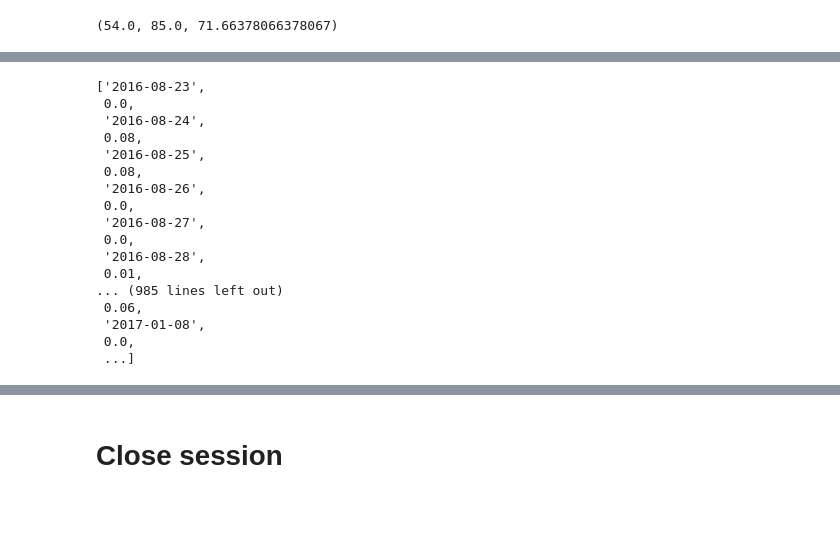
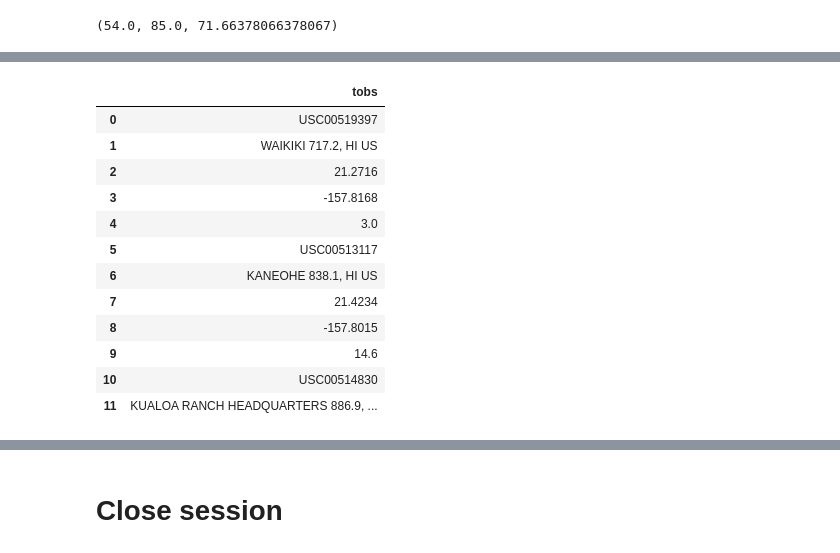
Before and after one commit to Andrewsr220a/Climate-Analysis, a Jupyter notebook: Resources/climate_analysis.ipynb, the cells around one changed output, grey strips where cells are left out. Cells and saved outputs as stored; diff of their text form; code cells hidden in the pictures; blank space fills up the shorter version.

```diff
--- a/Resources/climate_analysis.ipynb
+++ b/Resources/climate_analysis.ipynb
@@ -171,3 +171,23 @@ mostactive = session.query(*stations_select).\
 mostactive
 # %% [output]
 (54.0, 85.0, 71.66378066378067)
+# %%
+queryresult = session.query(measurement.tobs).\
+    filter(measurement.station == activestations[0][0]).\
+    filter(measurement.date >= querydate).all()
+temperatures = list(np.ravel(queryresult))
+
+sel = [station.station,station.name,station.latitude,station.longitude,station.elevation]
+queryresult = session.query(*sel).all()
+
+stations_desc = pd.DataFrame(queryresult, columns=['Station','Name','Latitude','Longitude','Elevation'])
+queryresult
+# station_name = stations_desc.loc[stations_desc["Station"] == [0][0],"Name"].tolist()[0]
+
+# n, bins, patches = plt.hist(temperatures, bins=12,alpha=0.7, rwidth=1.0,label='tobs')
+
+# plt.hist(temperatures, bins=12,rwidth=1.0,label='tobs')
+# plt.grid(axis='both', alpha=0.75)
+# plt.ylabel('Frequency')
+# plt.title(f"Temperature from {querydate} to {lateststr[0]} \nmeasured at {stationname}")
+# plt.legend()
@@ -174,29 +204,24 @@ mostactive
 # %%
 # Using the most active station id
-# Query the last 12 months of temperature observation data for this station and plot the results as a histogram
-
 query_12months = session.query(measurement.tobs).\
     filter(measurement.station == activestations[0][0]).\
     filter(measurement.date >= querydate).all()
 temperatures = list(np.ravel(queryresult))
 
-temperatures
+temperatures_df = pd.DataFrame(temperatures, columns=["tobs"])
+temperatures_df.head(12)
 # %% [output]
-['2016-08-23',
- 0.0,
- '2016-08-24',
- 0.08,
- '2016-08-25',
- 0.08,
- '2016-08-26',
- 0.0,
- '2016-08-27',
- 0.0,
- '2016-08-28',
- 0.01,
-... (985 lines left out)
- 0.06,
- '2017-01-08',
- 0.0,
- ...]
+|  | tobs |
+| 0 | USC00519397 |
+| 1 | WAIKIKI 717.2, HI US |
+| 2 | 21.2716 |
+| 3 | -157.8168 |
+| 4 | 3.0 |
+| 5 | USC00513117 |
+| 6 | KANEOHE 838.1, HI US |
+| 7 | 21.4234 |
+| 8 | -157.8015 |
+| 9 | 14.6 |
+| 10 | USC00514830 |
+| 11 | KUALOA RANCH HEADQUARTERS 886.9, ... |
 # %%
```
Also changed, not shown: parts of 2 cells of this notebook.
